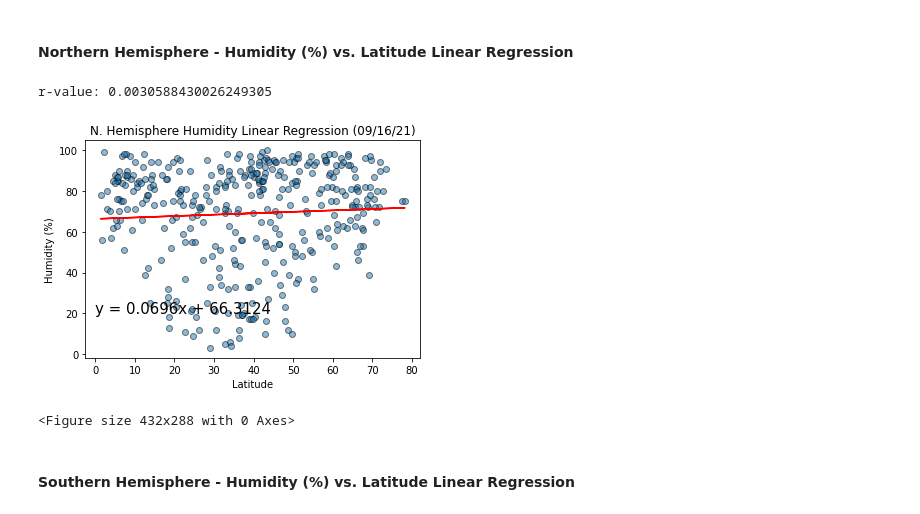
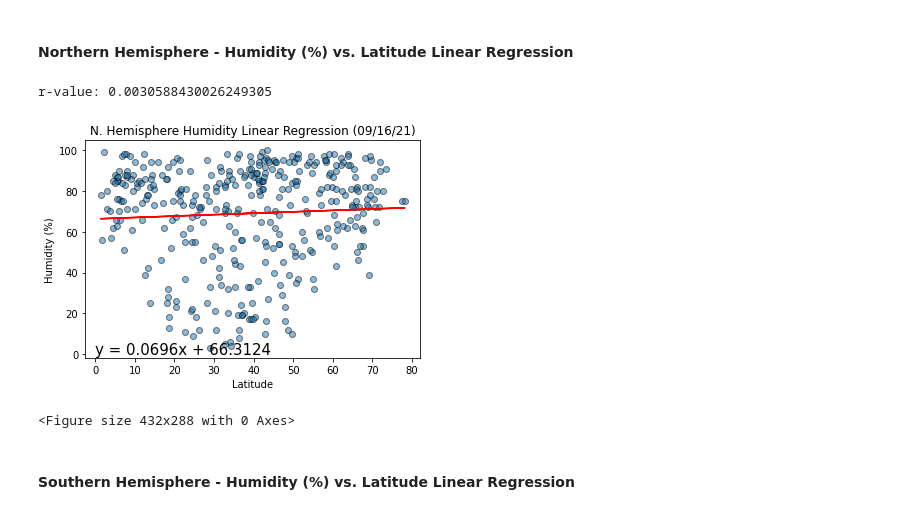
Before and after one commit to josephchancey/python-weather-api, a Jupyter notebook: WeatherPy/WeatherPy.ipynb, the cells around one changed output. Saved outputs shown, nothing was run; the diff lists cells and outputs as text; code cells hidden in the pictures.

```diff
--- a/WeatherPy/WeatherPy.ipynb
+++ b/WeatherPy/WeatherPy.ipynb
@@ -344,12 +345,12 @@ r-value: 0.6037850831635354
 # %%
 x_values = north_hemi_df['Lat']
 y_values = north_hemi_df['Humidity (%)']
 plt.title("N. Hemisphere Humidity Linear Regression (%s)" % time.strftime("%x"))
-lin_reg(x_values, y_values, 'Humidity (%)', (0,20))
+lin_reg(x_values, y_values, 'Humidity (%)', (0,0))
 plt.savefig('../Images/N_Humidity_Latitude_Linear_Regression.png')
 # %% [output]
 r-value: 0.0030588430026249305
-[figure, old version]
+[figure, new version]
 <Figure size 432x288 with 0 Axes>
 # %% [markdown]
 ####  Southern Hemisphere - Humidity (%) vs. Latitude Linear Regression
```
Also changed, not shown: parts of 7 cells of this notebook, 8 other files.
